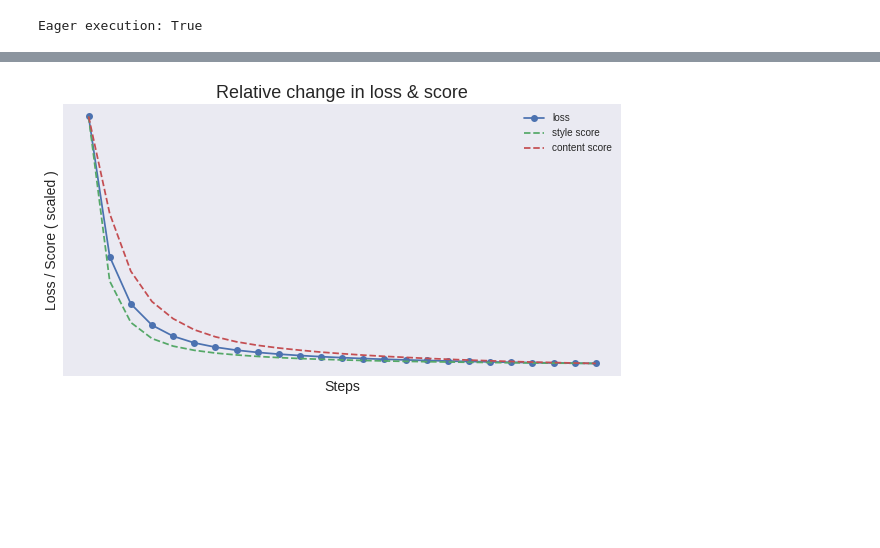
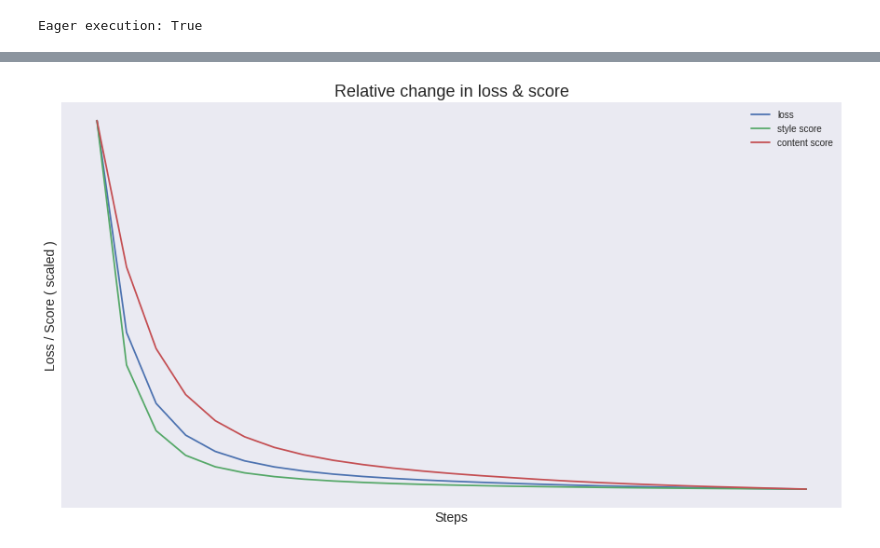
Before and after one commit to soumik12345/Neural-Style-Transfer, a Jupyter notebook: Neural_Style_Transfer_in_Tensorflow.ipynb, the cells around one changed output, grey strips where cells are left out. Saved outputs shown, nothing was run; the diff lists cells and outputs as text; code cells hidden in the pictures; blank space fills up the shorter version.

```diff
--- a/Neural_Style_Transfer_in_Tensorflow.ipynb
+++ b/Neural_Style_Transfer_in_Tensorflow.ipynb
@@ -47,8 +20,8 @@ import tensorflow as tf
 import tensorflow.contrib.eager as tfe
 from tensorflow.python.keras import models
 # %%
-artwork_location = './Data/Artworks/'
-content_location = './Data/TestCases/'
+artwork_location = './Neural-Style-Transfer/Artworks/'
+content_location = './Neural-Style-Transfer/TestCases/'
 artworks = os.listdir(artwork_location)
 content = os.listdir(content_location)
 # %%
@@ -257,19 +230,19 @@ total_loss_hist_scaled = scaler.fit_transform(np.expand_dims(total_loss_hist, 1)
 style_score_hist_scaled = scaler.fit_transform(np.expand_dims(style_score_hist, 1))
 content_score_hist_scaled = scaler.fit_transform(np.expand_dims(content_score_hist, 1))
 # %%
-plt.figure(figsize=(10,5))
-plt.plot(list(range(len(total_loss_hist))), total_loss_hist_scaled, 'o-', label = 'loss')
-plt.plot(list(range(len(style_score_hist))), style_score_hist_scaled, '--', label = 'style score')
-plt.plot(list(range(len(content_score_hist))), content_score_hist_scaled, '--', label = 'content score')
+plt.figure(figsize=(15,8))
+plt.plot(list(range(len(total_loss_hist))), total_loss_hist_scaled, label = 'loss')
+plt.plot(list(range(len(style_score_hist))), style_score_hist_scaled, label = 'style score')
+plt.plot(list(range(len(content_score_hist))), content_score_hist_scaled, label = 'content score')
 plt.xticks([])
 plt.yticks([])
 plt.title("Relative change in loss & score", fontsize=18)
 plt.ylabel('Loss / Score ( scaled )', fontsize=14)
 plt.xlabel('Steps', fontsize=14)
 plt.legend()
 plt.show()
 # %% [output]
-[figure, old version]
+[figure, new version]
 # %%
 def show_results(best_img, content_path, style_path):
     content = load_img(content_path)
```
Also changed, not shown: parts of 11 cells of this notebook.
